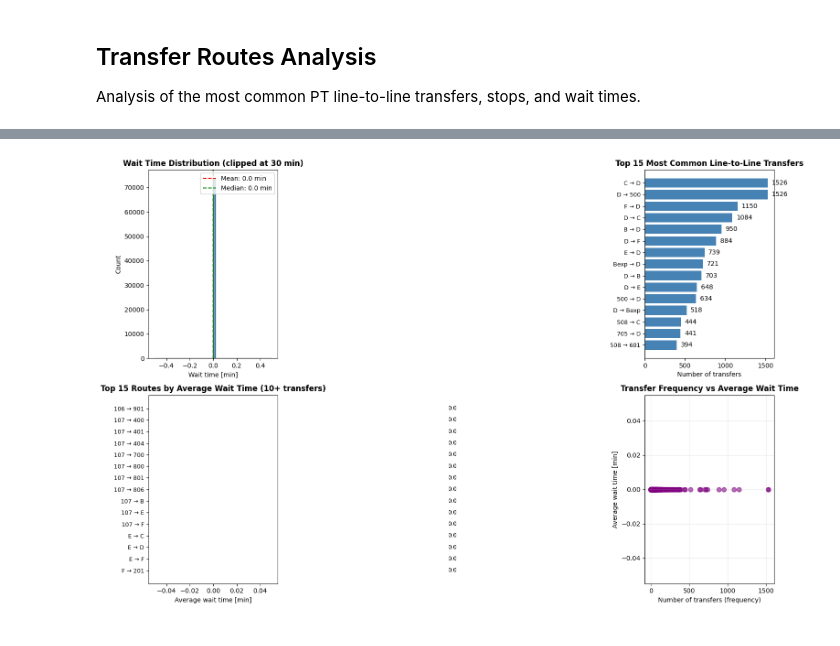
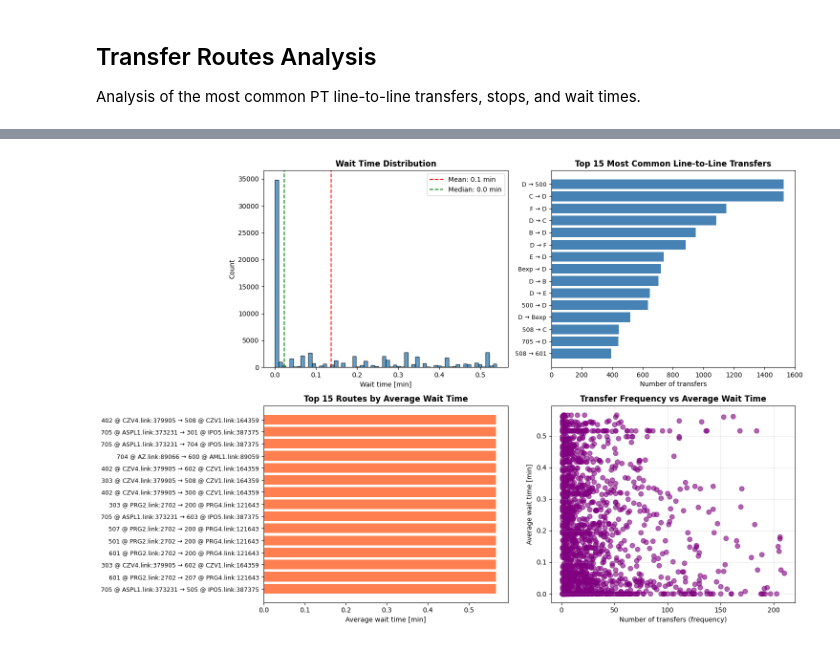
Before and after one commit to IohanSardinha/OpenOPorto, a Jupyter notebook: Analysis/PTTransferSynchronism.ipynb, the cells around one changed output, grey strips where cells are left out. Cells and saved outputs as stored; diff of their text form; code cells hidden in the pictures.

```diff
--- a/Analysis/PTTransferSynchronism.ipynb
+++ b/Analysis/PTTransferSynchronism.ipynb
@@ -29,17 +29,5 @@ from pt_transfer_analysis import analyze_pt_transfer_synchronism, add_realistic_
 # %%
-candidate_paths = [
-    Path('Simulation/output/output_legs.csv'),
-    Path('../Simulation/output/output_legs.csv'),
-]
-
-legs_path = None
-for p in candidate_paths:
-    if p.exists():
-        legs_path = p
-        break
-
-if legs_path is None:
-    raise FileNotFoundError('Could not find output_legs.csv.gz from this notebook location.')
+legs_path = Path('../Simulation/output/output_legs.csv')
 
 result = analyze_pt_transfer_synchronism(legs_path, transfer_modes=('walk',))
 transfers = result.transfers
@@ -47,7 +35,6 @@ person_summary = result.person_summary
 trip_summary = result.trip_summary
 global_summary = result.global_summary
 
-print(f'Legs source: {legs_path}')
 print(f'Transfer events found: {len(transfers):,}')
 print(f'Agents with transfers: {global_summary["n_agents_with_transfers"]:,}')
 # %% [output]
@@ -371,0 +178,7 @@ display(significant_routes[[
+# %%
+# Sort by frequency
+line_stop_transfers = line_stop_transfers.sort_values(['mean_transfer_time_s','count'], ascending=False)
+
+# Filter routes with at least 10 transfers for meaningful statistics
+significant_routes = line_stop_transfers[line_stop_transfers['count'] >= 10]
+significant_routes[['transfer_route', 'count', 'mean_transfer_time_m', 'mean_wait_time_m', 'mean_distance_m']].head(10)
@@ -374,46 +199,46 @@ display(significant_routes[[
 fig, axes = plt.subplots(2, 2, figsize=(15, 10))
 
 # Plot 1: Wait time distribution
-wait_times_min = transfers_analysis['transfer_wait_time_s'] / 60
-axes[0, 0].hist(wait_times_min.clip(upper=30), bins=60, edgecolor='black', alpha=0.7)
-axes[0, 0].set_title('Wait Time Distribution (clipped at 30 min)', fontsize=12, fontweight='bold')
+wait_times_min = transfers_analysis['estimated_wait_time_s'] / 60
+wait_times_min = wait_times_min[wait_times_min.between(wait_times_min.quantile(0.025), wait_times_min.quantile(0.975))]
+axes[0, 0].hist(wait_times_min, bins=60, edgecolor='black', alpha=0.7)
+axes[0, 0].set_title('Wait Time Distribution', fontsize=12, fontweight='bold')
 axes[0, 0].set_xlabel('Wait time [min]')
 axes[0, 0].set_ylabel('Count')
 axes[0, 0].axvline(wait_times_min.mean(), color='red', linestyle='--', label=f'Mean: {wait_times_min.mean():.1f} min')
 axes[0, 0].axvline(wait_times_min.median(), color='green', linestyle='--', label=f'Median: {wait_times_min.median():.1f} min')
 axes[0, 0].legend()
 
 # Plot 2: Top 15 routes by frequency
 top_15_routes = line_transfers.head(15)
 axes[0, 1].barh(range(len(top_15_routes)), top_15_routes['count'], color='steelblue')
 axes[0, 1].set_yticks(range(len(top_15_routes)))
 axes[0, 1].set_yticklabels(top_15_routes['transfer_route'], fontsize=9)
 axes[0, 1].set_xlabel('Number of transfers')
 axes[0, 1].set_title('Top 15 Most Common Line-to-Line Transfers', fontsize=12, fontweight='bold')
 axes[0, 1].invert_yaxis()
-for i, v in enumerate(top_15_routes['count']):
-    axes[0, 1].text(v + 50, i, str(int(v)), va='center')
+#for i, v in enumerate(top_15_routes['count']): axes[0, 1].text(v + 50, i, str(int(v)), va='center')
 
 # Plot 3: Top 15 routes by average wait time (only routes with 10+ transfers)
-top_15_wait = line_wait_times_sorted[line_wait_times_sorted['transfer_count'] >= 10].head(15)
-axes[1, 0].barh(range(len(top_15_wait)), top_15_wait['mean_wait_min'], color='coral')
+top_15_wait = line_stop_transfers[line_stop_transfers['count'].between(line_stop_transfers['count'].quantile(0.025), line_stop_transfers['count'].quantile(0.975))].head(15)
+axes[1, 0].barh(range(len(top_15_wait)), top_15_wait['mean_wait_time_m'], color='coral')
 axes[1, 0].set_yticks(range(len(top_15_wait)))
 axes[1, 0].set_yticklabels(top_15_wait['transfer_route'], fontsize=9)
 axes[1, 0].set_xlabel('Average wait time [min]')
-axes[1, 0].set_title('Top 15 Routes by Average Wait Time (10+ transfers)', fontsize=12, fontweight='bold')
+axes[1, 0].set_title('Top 15 Routes by Average Wait Time', fontsize=12, fontweight='bold')
 axes[1, 0].invert_yaxis()
-for i, v in enumerate(top_15_wait['mean_wait_min']):
-    axes[1, 0].text(v + 0.2, i, f'{v:.1f}', va='center', fontsize=9)
+#for i, v in enumerate(top_15_wait['mean_wait_time_m']):axes[1, 0].text(v + 0.2, i, f'{v:.1f}', va='center', fontsize=9)
 
 # Plot 4: Relationship between transfer frequency and average wait time
-axes[1, 1].scatter(line_transfers['count'], line_transfers['mean_wait_time_s'] / 60,
+transferCounts = line_transfers[line_transfers['count'].between(line_transfers['count'].quantile(0.025), line_transfers['count'].quantile(0.975))]
+axes[1, 1].scatter(transferCounts['count'], transferCounts['mean_wait_time_s'] / 60,
                    s=50, alpha=0.6, color='purple')
 axes[1, 1].set_xlabel('Number of transfers (frequency)')
 axes[1, 1].set_ylabel('Average wait time [min]')
 axes[1, 1].set_title('Transfer Frequency vs Average Wait Time', fontsize=12, fontweight='bold')
 axes[1, 1].grid(True, alpha=0.3)
 
 plt.tight_layout()
 plt.show()
 # %% [output]
-[figure, old version]
+[figure, new version]
```
Also changed, not shown: parts of 15 cells of this notebook, 9 other files.
